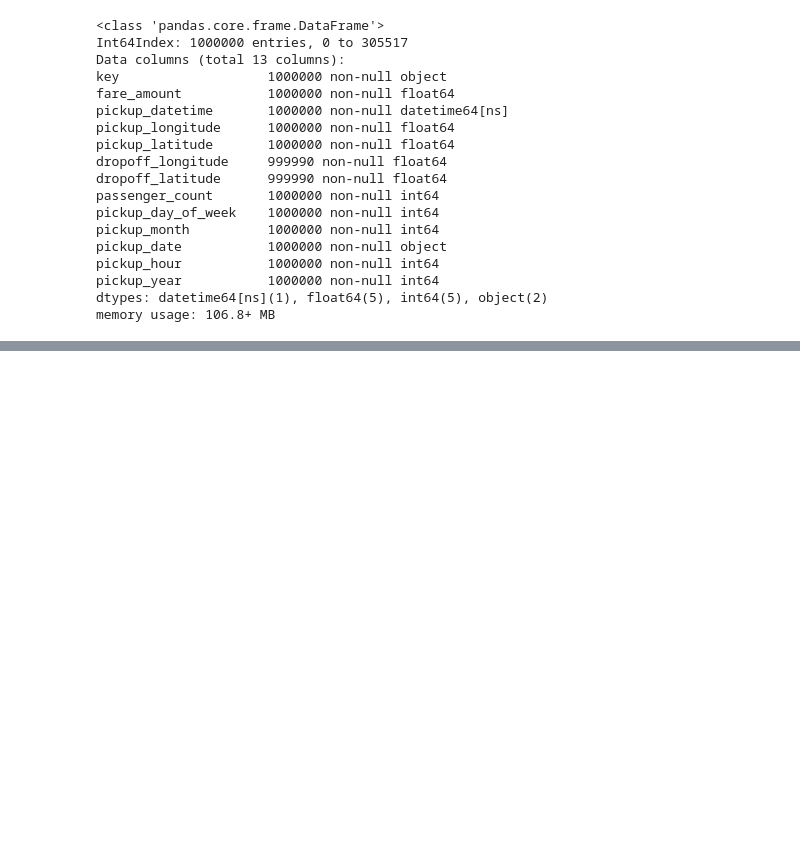
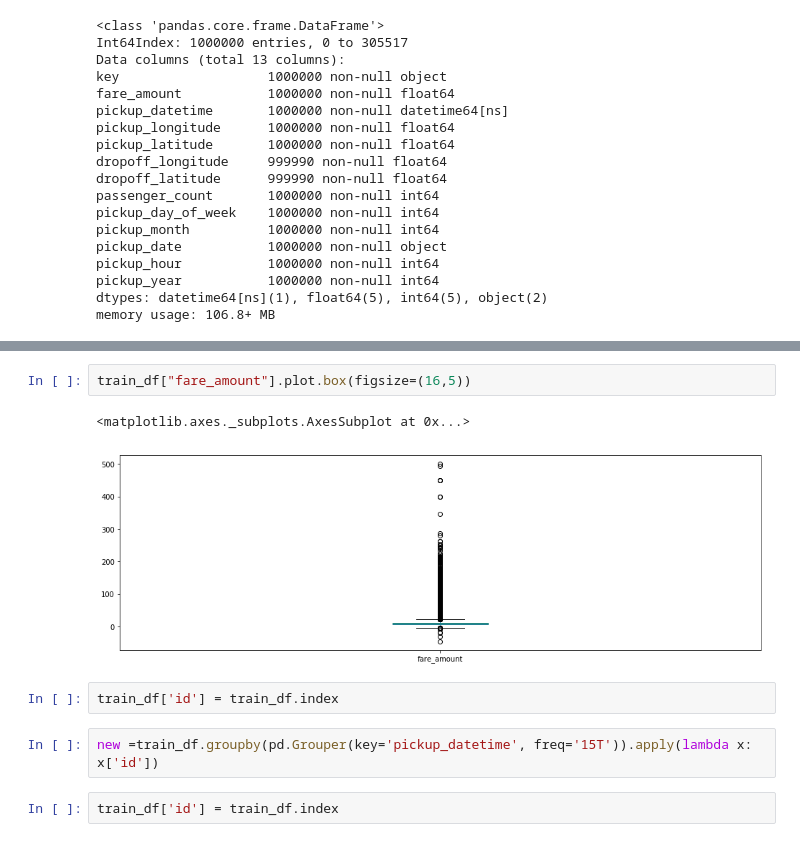
Before and after one commit to sreelakshminarayanan/nyctaxianalysis, a Jupyter notebook: taxiprediction.ipynb, the cells around one changed output, grey strips where cells are left out. Drawn from its saved outputs; the diff is of its cells as text; blank space fills up the shorter version.

Commit message:
include visualization

```diff
--- a/taxiprediction.ipynb
+++ b/taxiprediction.ipynb
@@ -155,3 +177,14 @@ train_df.describe()
 | 50% | 8.500000 | -73.981792 | 40.752695 | -73.980135 | 40.753166 | 1.000000 | ... |
 | 75% | 12.500000 | -73.967094 | 40.767154 | -73.963654 | 40.768129 | 2.000000 | ... |
 | max | 500.000000 | 2522.271325 | 2621.628430 | 45.581619 | 1651.553433 | 208.000000 | ... |
+# %%
+train_df["fare_amount"].plot.box(figsize=(16,5))
+# %% [output]
+<matplotlib.axes._subplots.AxesSubplot at 0x...>
+[figure, added]
+# %%
+train_df['id'] = train_df.index
+# %%
+new =train_df.groupby(pd.Grouper(key='pickup_datetime', freq='15T')).apply(lambda x: x['id'])
+# %%
+train_df['id'] = train_df.index
```
Also changed, not shown: parts of 38 cells of this notebook.
